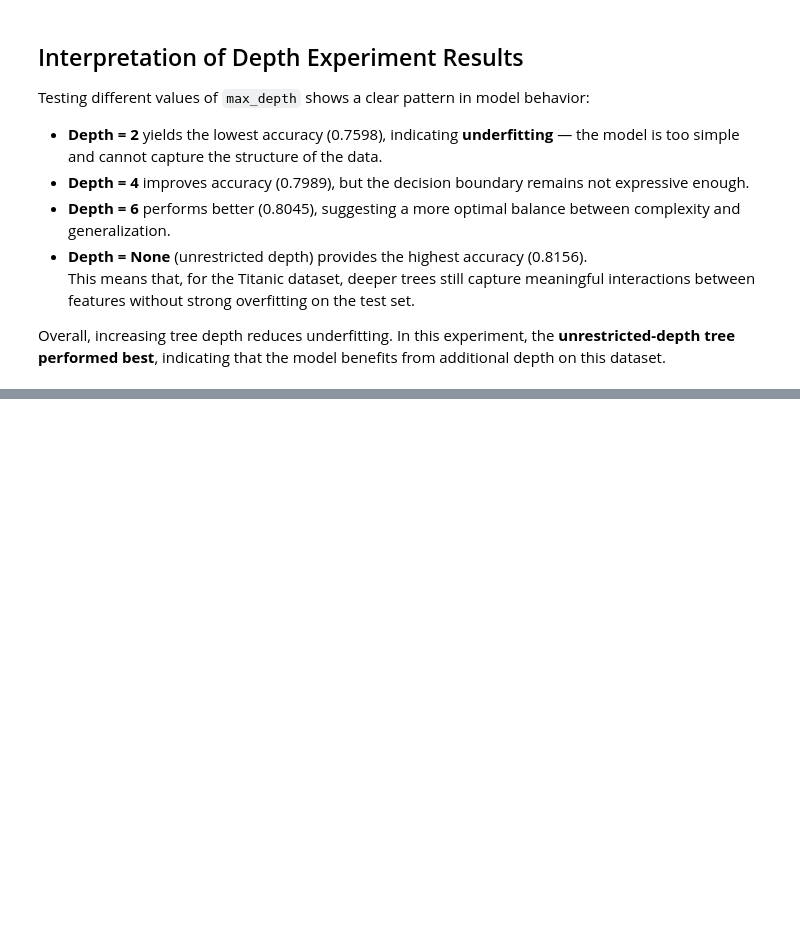
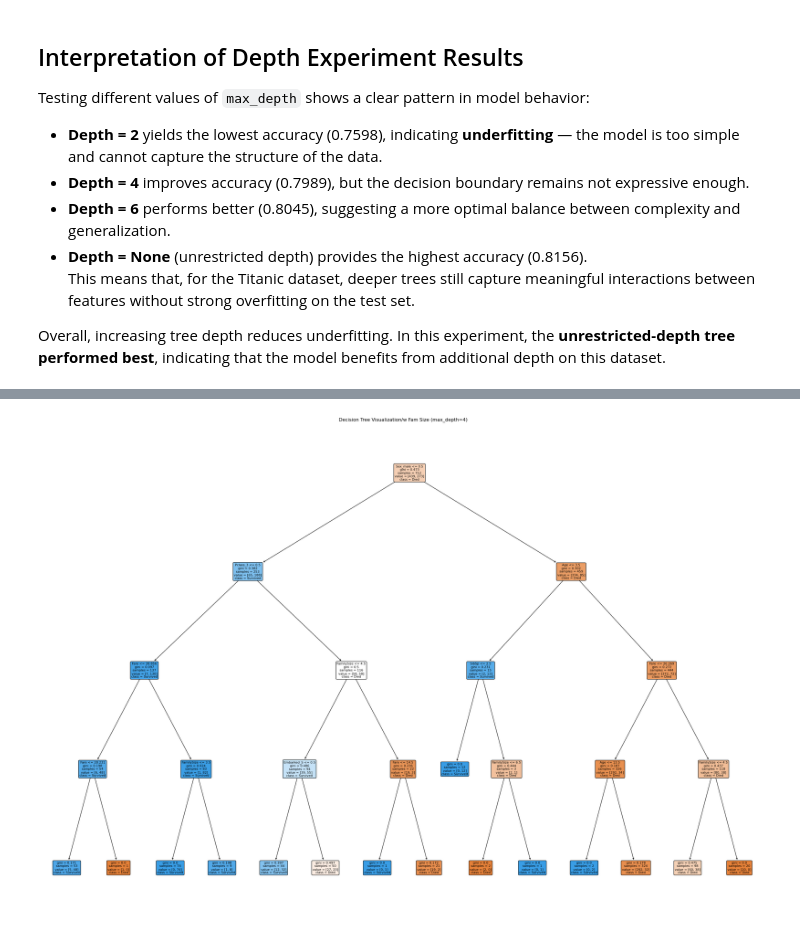
Before and after one commit to anastasiakhromova/DecisionTree_titanic, a Jupyter notebook: DecisionTree_titanic.ipynb, the cells around one changed output, grey strips where cells are left out. Cells and saved outputs as stored; diff of their text form; code cells hidden in the pictures; blank space fills up the shorter version.

```diff
--- a/DecisionTree_titanic.ipynb
+++ b/DecisionTree_titanic.ipynb
@@ -442,0 +602,20 @@ Overall, increasing tree depth reduces underfitting. In this experiment, the **u
+# %%
+# Visualize the optimal Decision Tree (max_depth=6)
+opt_clf_fs = DecisionTreeClassifier(max_depth=4, random_state=42)
+opt_clf_fs.fit(X_train_fs, y_train_fs)
+
+plt.figure(figsize=(26, 18))
+tree.plot_tree(
+    opt_clf_fs,
+    feature_names=X_train_fs.columns,
+    class_names=["Died", "Survived"],
+    filled=True,
+    rounded=True,
+    fontsize=8
+)
+plt.title("Decision Tree Visualization/w Fam Size (max_depth=4)")
+plt.tight_layout()
+plt.savefig("decision_tree_fs_depth4.png", dpi=200, bbox_inches="tight")
+plt.show()
+# %% [output]
+[figure, added]
```
Also changed, not shown: parts of 13 cells of this notebook, 3 other files.
